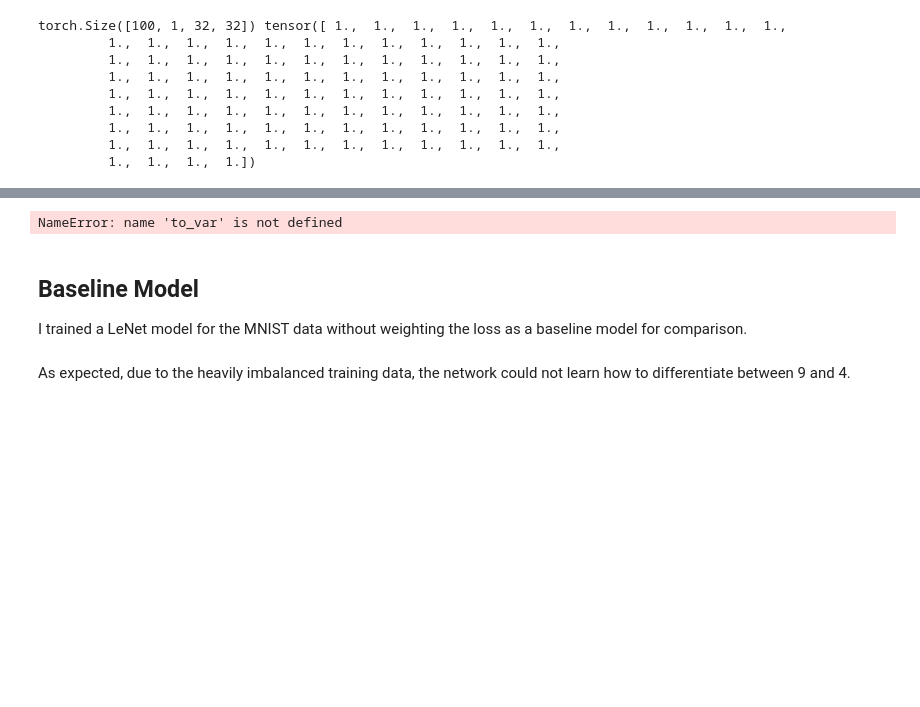
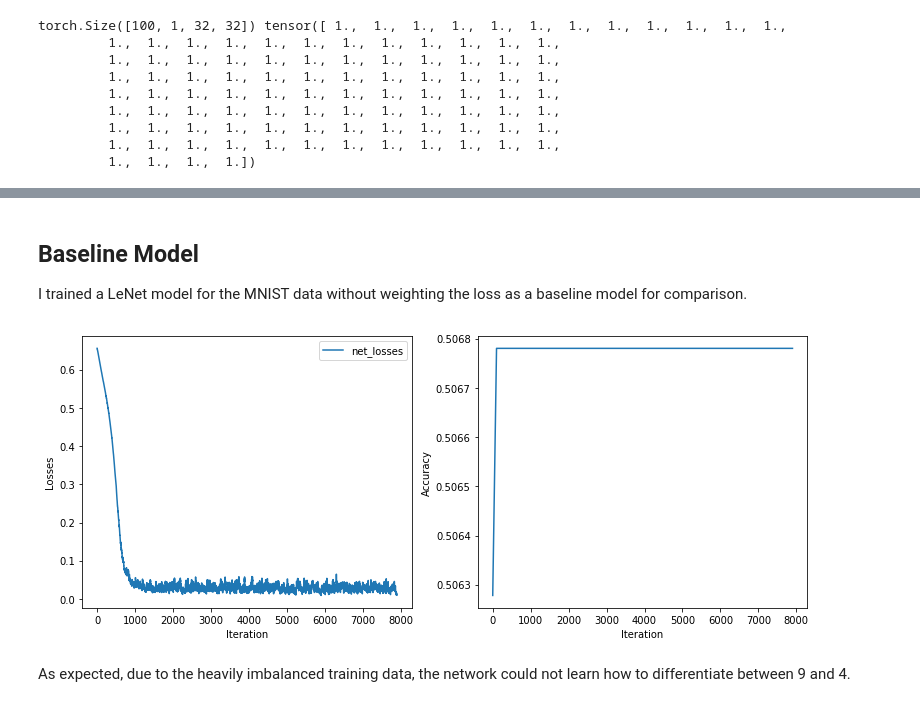
Before and after one commit to danieltan07/learning-to-reweight-examples, a Jupyter notebook: Learning to Reweight Examples for Robust Deep Learning.ipynb, the cells around one changed output, grey strips where cells are left out. Drawn from its saved outputs; the diff is of its cells as text; code cells hidden in the pictures; blank space fills up the shorter version.

```diff
--- a/Learning to Reweight Examples for Robust Deep Learning.ipynb
+++ b/Learning to Reweight Examples for Robust Deep Learning.ipynb
@@ -11,6 +11,8 @@ import matplotlib.pyplot as plt
 from tqdm import tqdm
 import IPython
 import gc
+import matplotlib
+matplotlib.rcParams.update({'errorbar.capsize': 5})
 
 %matplotlib inline
 %load_ext autoreload
@@ -69,8 +73,11 @@ torch.Size([100, 1, 32, 32]) tensor([ 0.,  0.,  0.,  0.,  0.,  1.,  0.,  1.,  1.
 # %%
-net = LeNet(n_out=1)
+def build_model():
+    net = LeNet(n_out=1)
 
-if torch.cuda.is_available():
-    net.cuda()
-    torch.backends.cudnn.benchmark=True
+    if torch.cuda.is_available():
+        net.cuda()
+        torch.backends.cudnn.benchmark=True
+
+    opt = torch.optim.SGD(net.params(),lr=hyperparameters["lr"])
+
+    return net, opt
-# %% [output]
-NameError: name 'to_var' is not defined
@@ -80,8 +85,11 @@ opt = torch.optim.SGD(net.params(),lr=hyperparameters["lr"])
 ## Baseline Model
 I trained a LeNet model for the MNIST data without weighting the loss as a baseline model for comparison.
 # %%
+net, opt = build_model()
+
 net_losses = []
 plot_step = 100
+net_l = 0
 
 smoothing_alpha = 0.9
 accuracy_log = []
@@ -92,7 +100,6 @@ for i in tqdm(range(hyperparameters['num_iterations'])):
     image = to_var(image, requires_grad=False)
     labels = to_var(labels, requires_grad=False)
 
-    # real network
     y = net(image)
     cost = F.binary_cross_entropy_with_logits(y, labels)
 
@@ -107,33 +114,35 @@ for i in tqdm(range(hyperparameters['num_iterations'])):
         net.eval()
 
         acc = []
         for itr,(test_img, test_label) in enumerate(test_loader):
             test_img = to_var(test_img, requires_grad=False)
             test_label = to_var(test_label, requires_grad=False)
 
             output = net(test_img)
             predicted = (F.sigmoid(output) > 0.5).int()
 
             acc.append((predicted.int() == test_label.int()).float())
 
         accuracy = torch.cat(acc,dim=0).mean()
         accuracy_log.append(np.array([i,accuracy])[None])
 
 
         IPython.display.clear_output()
         fig, axes = plt.subplots(1, 2, figsize=(13,5))
         ax1, ax2 = axes.ravel()
 
         ax1.plot(net_losses, label='net_losses')
         ax1.set_ylabel("Losses")
         ax1.set_xlabel("Iteration")
         ax1.legend()
 
         acc_log = np.concatenate(accuracy_log, axis=0)
         ax2.plot(acc_log[:,0],acc_log[:,1])
         ax2.set_ylabel('Accuracy')
         ax2.set_xlabel('Iteration')
         plt.show()
+# %% [output]
+[figure, added]
 # %% [markdown]
 As expected, due to the heavily imbalanced training data, the network could not learn how to differentiate between 9 and 4.
 # %% [markdown]
```
Also changed, not shown: parts of 8 cells of this notebook.
